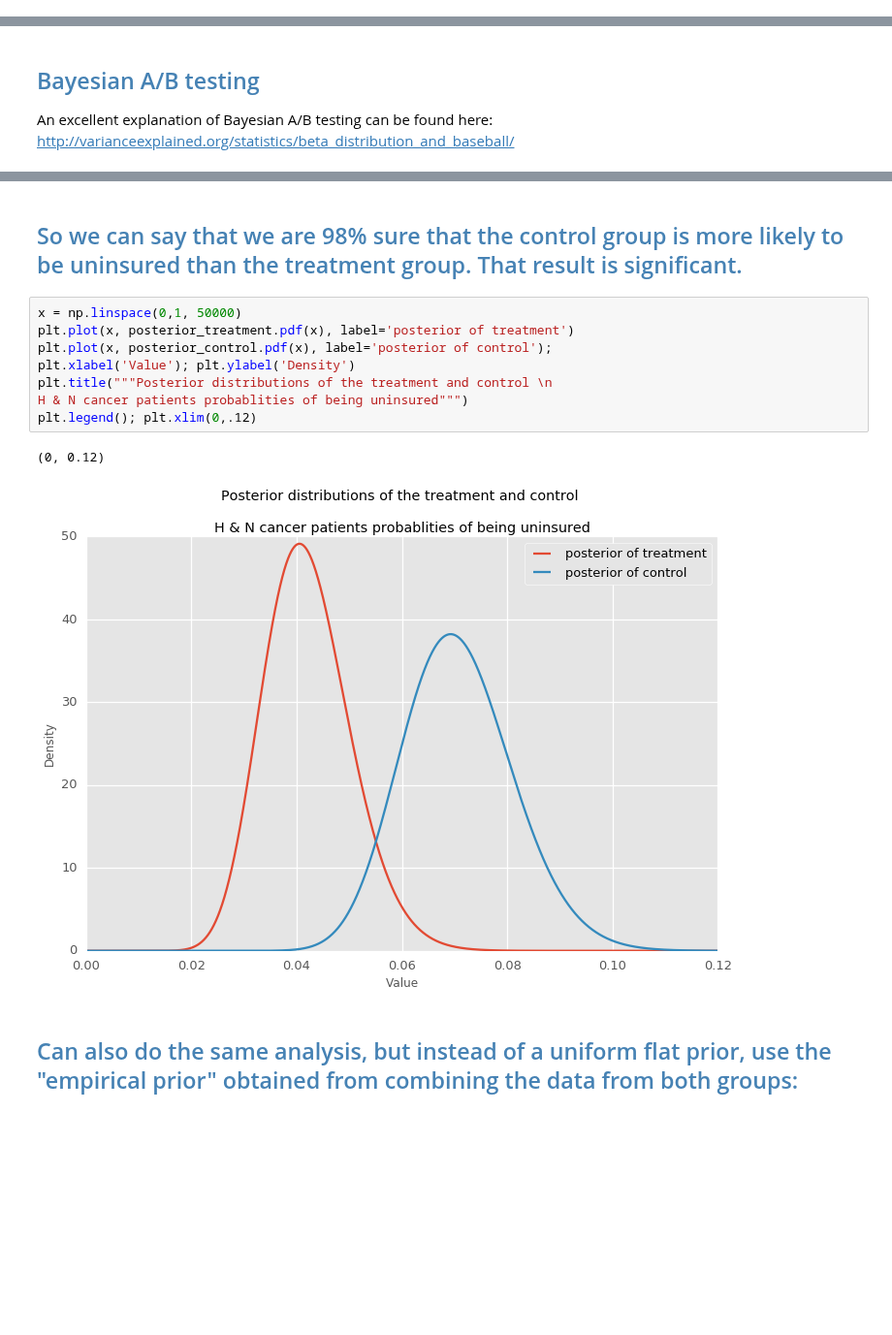
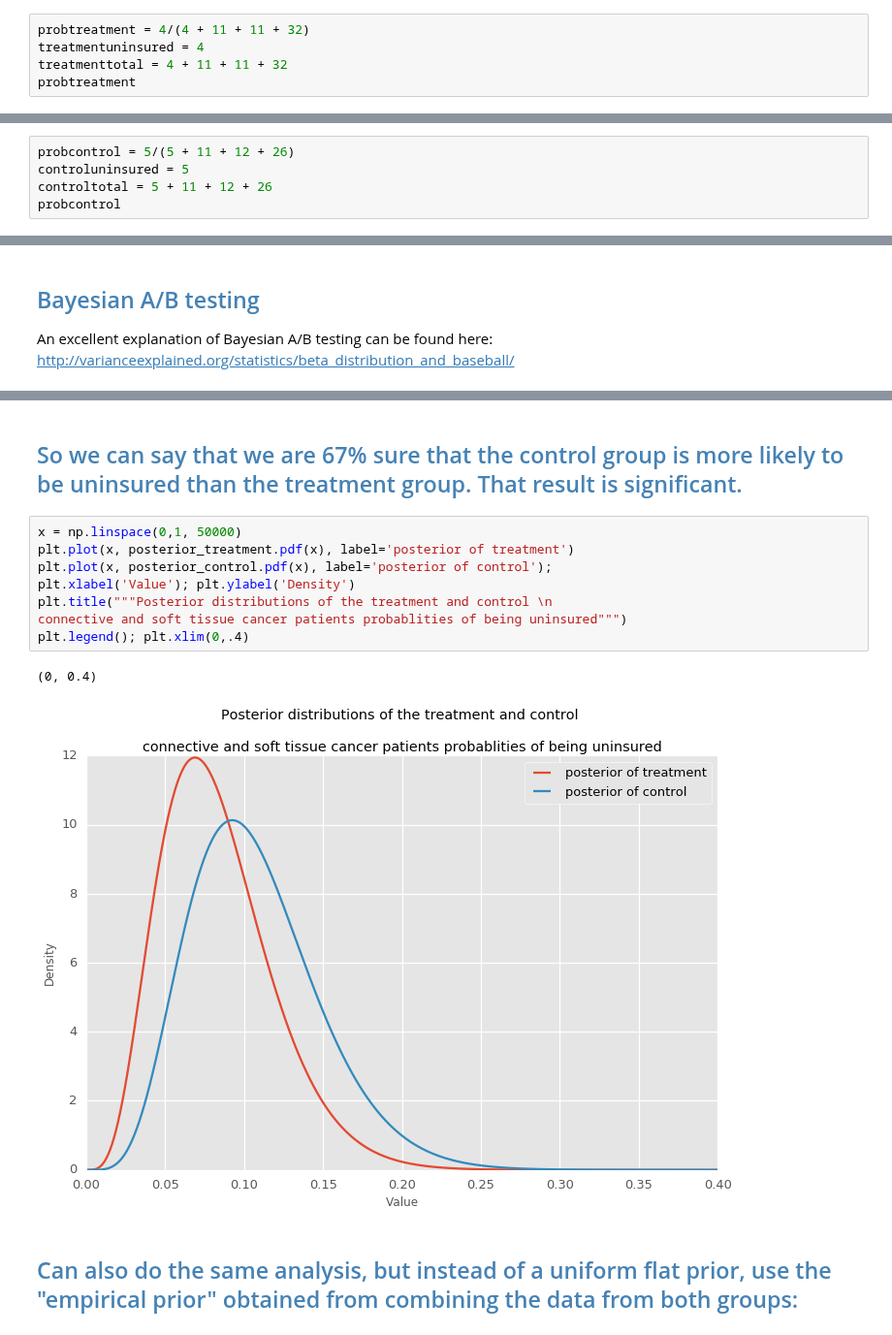
Before and after one commit to doolingdavid/SEERMATCH2, a Jupyter notebook: all_other_example.ipynb, the cells around one changed output, grey strips where cells are left out. Shown at 97% size. Drawn from its saved outputs; the diff is of its cells as text; blank space fills up the shorter version.

```diff
--- a/all_other_example.ipynb
+++ b/all_other_example.ipynb
@@ -1009,0 +1021,5 @@ probtreatment
+# %%
+probtreatment = 4/(4 + 11 + 11 + 32)
+treatmentuninsured = 4
+treatmenttotal = 4 + 11 + 11 + 32
+probtreatment
@@ -1025,0 +1037,5 @@ probcontrol
+# %%
+probcontrol = 5/(5 + 11 + 12 + 26)
+controluninsured = 5
+controltotal = 5 + 11 + 12 + 26
+probcontrol
@@ -1065,16 +1083,16 @@ samples_posterior_control = posterior_control.rvs(samples)
 # %% [markdown]
-## <font color='steelblue'>So we can say that we are 98% sure that the control group is more likely to be uninsured than the treatment group. That result is significant.</font>
+## <font color='steelblue'>So we can say that we are 67% sure that the control group is more likely to be uninsured than the treatment group. That result is significant.</font>
 # %%
 x = np.linspace(0,1, 50000)
 plt.plot(x, posterior_treatment.pdf(x), label='posterior of treatment')
 plt.plot(x, posterior_control.pdf(x), label='posterior of control');
 plt.xlabel('Value'); plt.ylabel('Density')
 plt.title("""Posterior distributions of the treatment and control \n
-H & N cancer patients probablities of being uninsured""")
-plt.legend(); plt.xlim(0,.12)
+connective and soft tissue cancer patients probablities of being uninsured""")
+plt.legend(); plt.xlim(0,.4)
 # %% [output]
-(0, 0.12)
+(0, 0.4)
-[figure, old version]
+[figure, new version]
 # %% [markdown]
 ## <font color='steelblue'>Can also do the same analysis, but instead of a uniform flat prior, use the "empirical prior" obtained from combining the data from both groups:</font>
 # %%
```
Also changed, not shown: parts of 91 cells of this notebook.
